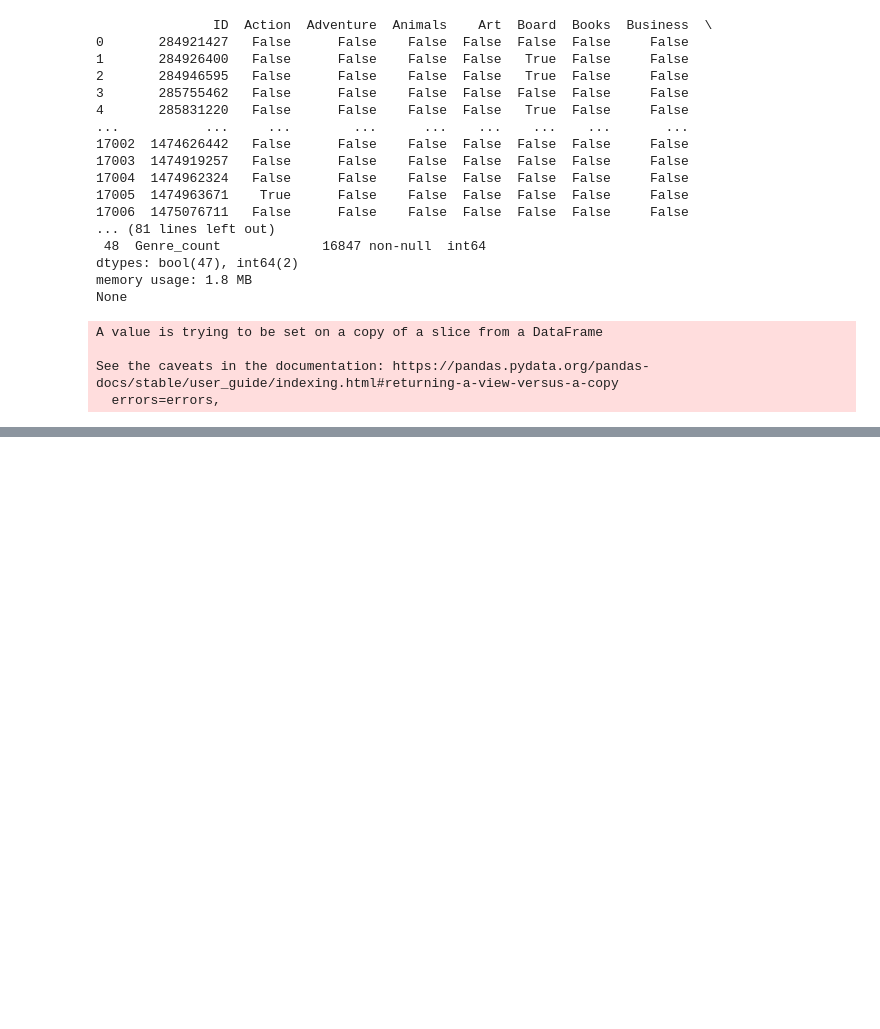
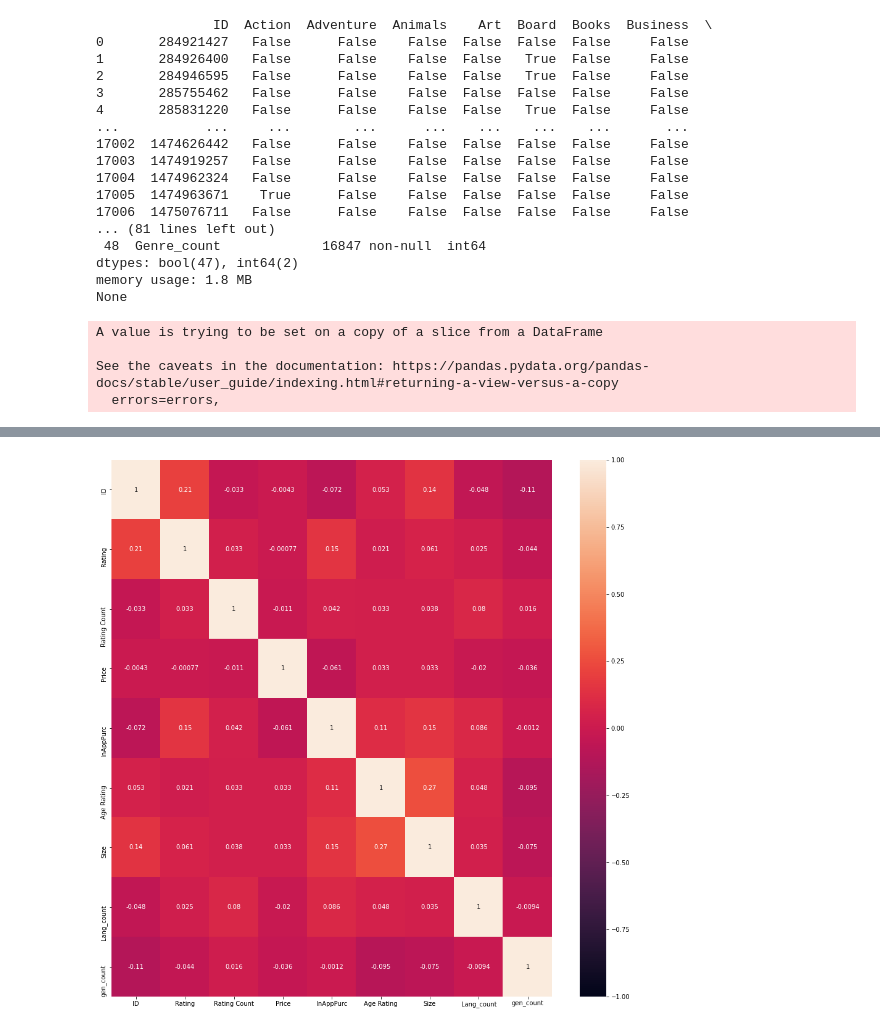
Before and after one commit to christianveater/Springboard_rep, a Jupyter notebook: Capstone-Project-2/Capstone2.ipynb, the cells around one changed output, grey strips where cells are left out. Saved outputs shown, nothing was run; the diff lists cells and outputs as text; code cells hidden in the pictures; blank space fills up the shorter version.

```diff
--- a/Capstone-Project-2/Capstone2.ipynb
+++ b/Capstone-Project-2/Capstone2.ipynb
@@ -321,0 +364,6 @@ None
+# %%
+#create a heatmap of df only
+plt.figure(figsize=(16,16))
+heatmap = sns.heatmap(df.corr(), vmin=-1, vmax=1, annot=True)
+# %% [output]
+[figure, added]
```
Also changed, not shown: parts of 10 cells of this notebook.
